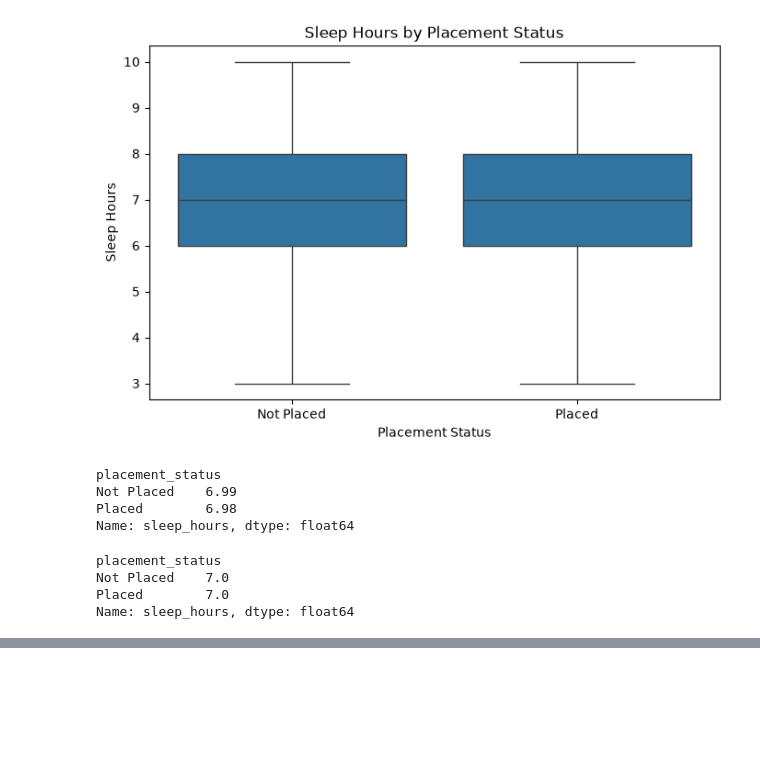
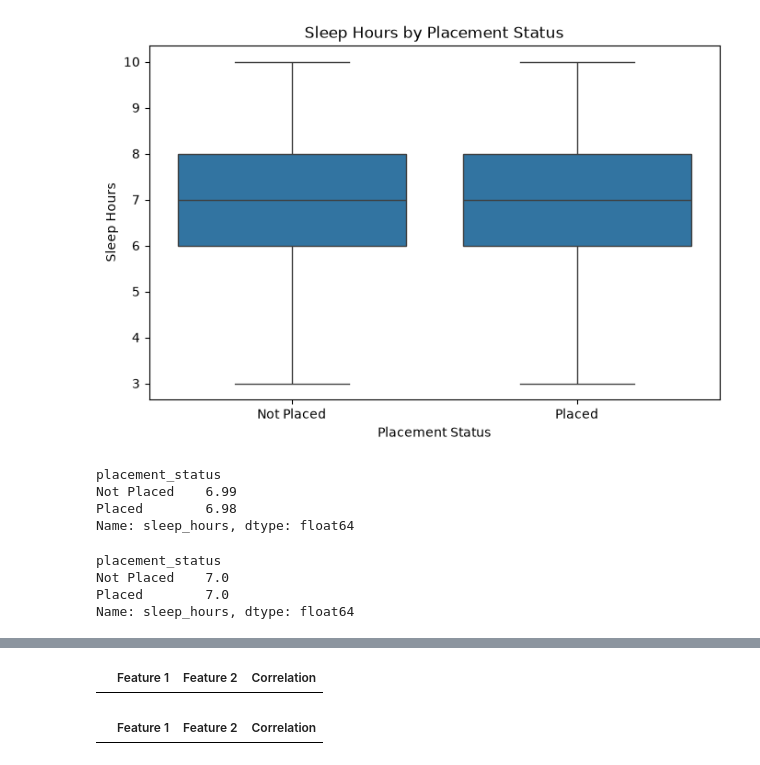
Before and after one commit to Sankethmundas/student_placement_prediction, a Jupyter notebook: notebooks/01_data_understanding.ipynb, the cells around one changed output, grey strips where cells are left out. Saved outputs shown, nothing was run; the diff lists cells and outputs as text; code cells hidden in the pictures; blank space fills up the shorter version.

```diff
--- a/notebooks/01_data_understanding.ipynb
+++ b/notebooks/01_data_understanding.ipynb
@@ -1157,0 +1291,47 @@ Name: sleep_hours, dtype: float64
+# %%
+# Remove placement_binary because it is our target
+feature_corr = corr_matrix.drop("placement_binary", errors="ignore") \
+                         .drop("placement_binary", axis=1, errors="ignore")
+
+# Get upper triangle
+upper = feature_corr.where(
+    np.triu(np.ones(feature_corr.shape), k=1).astype(bool)
+)
+
+# Find highly correlated feature pairs
+high_corr = (
+    upper.stack()
+    .reset_index()
+)
+
+high_corr.columns = ["Feature 1", "Feature 2", "Correlation"]
+
+high_corr = high_corr[
+    high_corr["Correlation"].abs() >= 0.70
+].sort_values(
+    "Correlation",
+    key=abs,
+    ascending=False
+)
+
+high_corr
+# %% [output]
+|  | Feature 1 | Feature 2 | Correlation |
+# %%
+moderate_corr = high_corr.copy()
+
+# Instead, calculate from all pairs
+moderate_corr = upper.stack().reset_index()
+moderate_corr.columns = ["Feature 1", "Feature 2", "Correlation"]
+
+moderate_corr = moderate_corr[
+    moderate_corr["Correlation"].abs() >= 0.50
+].sort_values(
+    "Correlation",
+    key=abs,
+    ascending=False
+)
+
+moderate_corr
+# %% [output]
+|  | Feature 1 | Feature 2 | Correlation |
```
Also changed, not shown: parts of 8 cells of this notebook.
